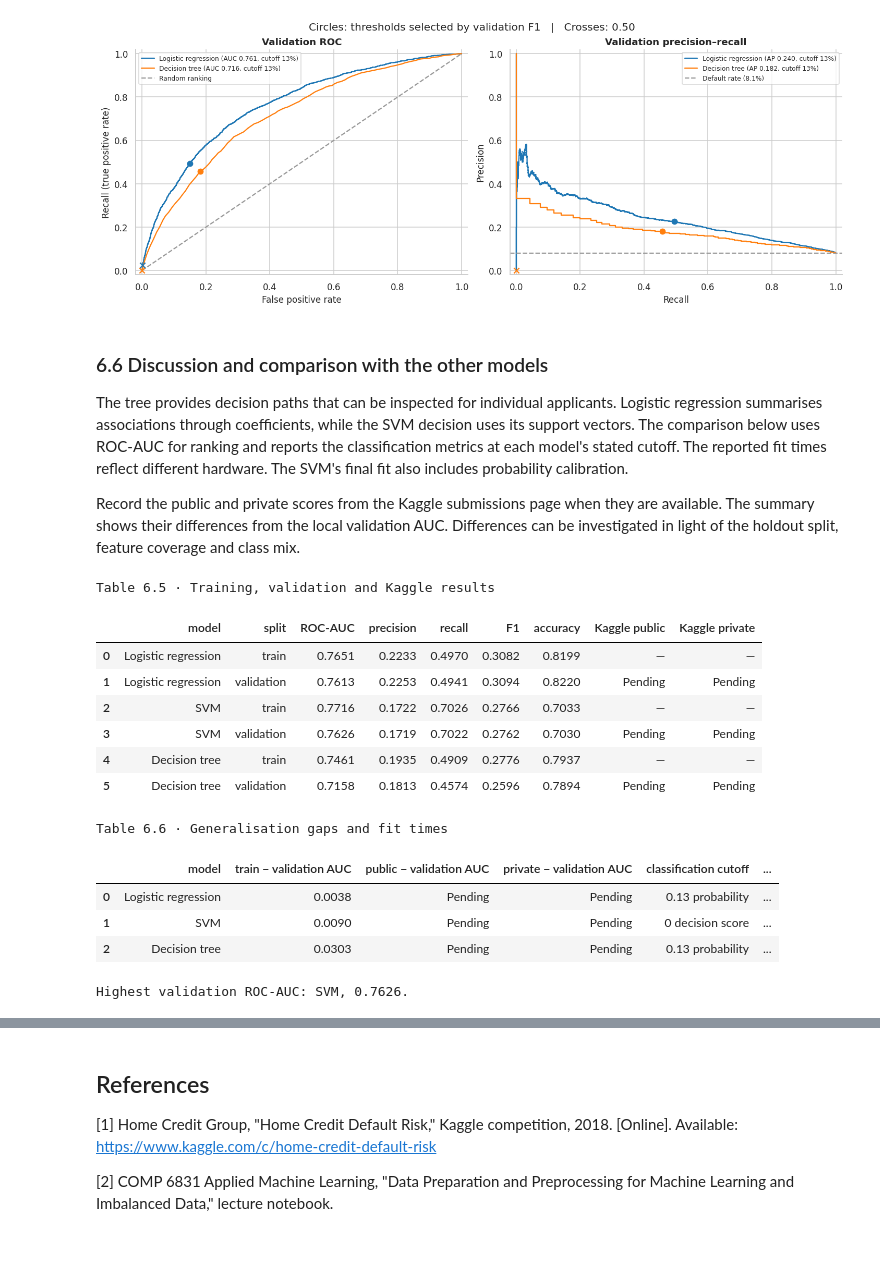
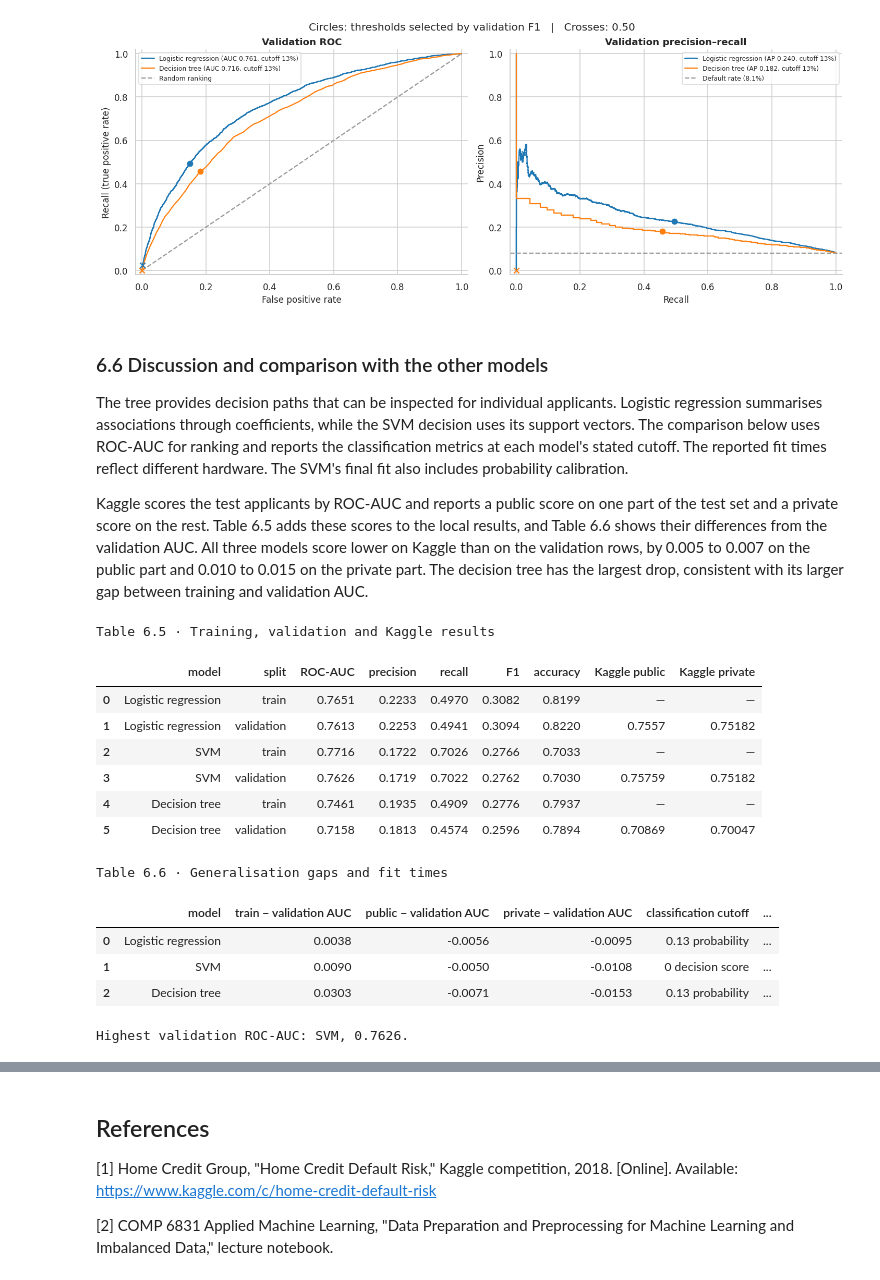
Before and after one commit to AndyChhuon/HomeCreditDefaultRisk, a Jupyter notebook: 2.0_COMP6831_HomeCredit_Project.ipynb, the cells around one changed output, grey strips where cells are left out. Drawn from its saved outputs; the diff is of its cells as text; code cells hidden in the pictures; blank space fills up the shorter version.

Commit message:
Add kaggle submission

```diff
--- a/2.0_COMP6831_HomeCredit_Project.ipynb
+++ b/2.0_COMP6831_HomeCredit_Project.ipynb
@@ -1941,13 +1941,13 @@ plt.show()
 
 The tree provides decision paths that can be inspected for individual applicants. Logistic regression summarises associations through coefficients, while the SVM decision uses its support vectors. The comparison below uses ROC-AUC for ranking and reports the classification metrics at each model's stated cutoff. The reported fit times reflect different hardware. The SVM's final fit also includes probability calibration.
 
-Record the public and private scores from the Kaggle submissions page when they are available. The summary shows their differences from the local validation AUC. Differences can be investigated in light of the holdout split, feature coverage and class mix.
+Kaggle scores the test applicants by ROC-AUC and reports a public score on one part of the test set and a private score on the rest. Table 6.5 adds these scores to the local results, and Table 6.6 shows their differences from the validation AUC. All three models score lower on Kaggle than on the validation rows, by 0.005 to 0.007 on the public part and 0.010 to 0.015 on the private part. The decision tree has the largest drop, consistent with its larger gap between training and validation AUC.
 # %%
-# Fill in the actual Kaggle scores after all three submissions have been scored.
+# Kaggle ROC-AUC scores for the three late submissions (see the screenshot below)
 kaggle_scores = {
-    "Logistic regression": {"public": None, "private": None},
-    "SVM": {"public": None, "private": None},
-    "Decision tree": {"public": None, "private": None},
+    "Logistic regression": {"public": 0.75570, "private": 0.75182},
+    "SVM": {"public": 0.75759, "private": 0.75182},
+    "Decision tree": {"public": 0.70869, "private": 0.70047},
 }
 model_results = {
     "Logistic regression": (logreg_metrics, logreg_fit_seconds, f"{logreg_threshold:.2f} probability"),
@@ -1962,42 +1962,42 @@ for name, (metrics, fit_seconds, cutoff) in model_results.items():
     public = kaggle_scores[name]["public"]
     private = kaggle_scores[name]["private"]
     for part in ("train", "validation"):
         row = {"model": name, "split": part, **metrics[part].to_dict()}
         row["Kaggle public"] = (public if public is not None else "Pending") if part == "validation" else "—"
         row["Kaggle private"] = (private if private is not None else "Pending") if part == "validation" else "—"
         comparison_rows.append(row)
     summary_rows.append({
         "model": name,
         "train − validation AUC": metrics.loc["ROC-AUC", "train"] - val_auc,
         "public − validation AUC": np.nan if public is None else public - val_auc,
         "private − validation AUC": np.nan if private is None else private - val_auc,
         "classification cutoff": cutoff,
         "final fit time (s)": fit_seconds,
     })
 
 model_comparison = pd.DataFrame(comparison_rows)
 model_summary = pd.DataFrame(summary_rows)
 print("Table 6.5 · Training, validation and Kaggle results")
 display(model_comparison.round(4))
 print("Table 6.6 · Generalisation gaps and fit times")
 display(model_summary.round(4).fillna("Pending"))
 
 validation_results = model_comparison[model_comparison["split"] == "validation"]
 best_validation_row = validation_results.loc[validation_results["ROC-AUC"].idxmax()]
 print(f"Highest validation ROC-AUC: {best_validation_row['model']}, {best_validation_row['ROC-AUC']:.4f}.")
 # %% [output]
 Table 6.5 · Training, validation and Kaggle results
 |  | model | split | ROC-AUC | precision | recall | F1 | accuracy | Kaggle public | Kaggle private |
 | 0 | Logistic regression | train | 0.7651 | 0.2233 | 0.4970 | 0.3082 | 0.8199 | — | — |
-| 1 | Logistic regression | validation | 0.7613 | 0.2253 | 0.4941 | 0.3094 | 0.8220 | Pending | Pending |
+| 1 | Logistic regression | validation | 0.7613 | 0.2253 | 0.4941 | 0.3094 | 0.8220 | 0.7557 | 0.75182 |
 | 2 | SVM | train | 0.7716 | 0.1722 | 0.7026 | 0.2766 | 0.7033 | — | — |
-| 3 | SVM | validation | 0.7626 | 0.1719 | 0.7022 | 0.2762 | 0.7030 | Pending | Pending |
+| 3 | SVM | validation | 0.7626 | 0.1719 | 0.7022 | 0.2762 | 0.7030 | 0.75759 | 0.75182 |
 | 4 | Decision tree | train | 0.7461 | 0.1935 | 0.4909 | 0.2776 | 0.7937 | — | — |
-| 5 | Decision tree | validation | 0.7158 | 0.1813 | 0.4574 | 0.2596 | 0.7894 | Pending | Pending |
+| 5 | Decision tree | validation | 0.7158 | 0.1813 | 0.4574 | 0.2596 | 0.7894 | 0.70869 | 0.70047 |
 Table 6.6 · Generalisation gaps and fit times
 |  | model | train − validation AUC | public − validation AUC | private − validation AUC | classification cutoff | ... |
-| 0 | Logistic regression | 0.0038 | Pending | Pending | 0.13 probability | ... |
-| 1 | SVM | 0.0090 | Pending | Pending | 0 decision score | ... |
-| 2 | Decision tree | 0.0303 | Pending | Pending | 0.13 probability | ... |
+| 0 | Logistic regression | 0.0038 | -0.0056 | -0.0095 | 0.13 probability | ... |
+| 1 | SVM | 0.0090 | -0.0050 | -0.0108 | 0 decision score | ... |
+| 2 | Decision tree | 0.0303 | -0.0071 | -0.0153 | 0.13 probability | ... |
 Highest validation ROC-AUC: SVM, 0.7626.
 # %% [markdown]
```
Also changed, not shown: parts of 1 cell of this notebook.
